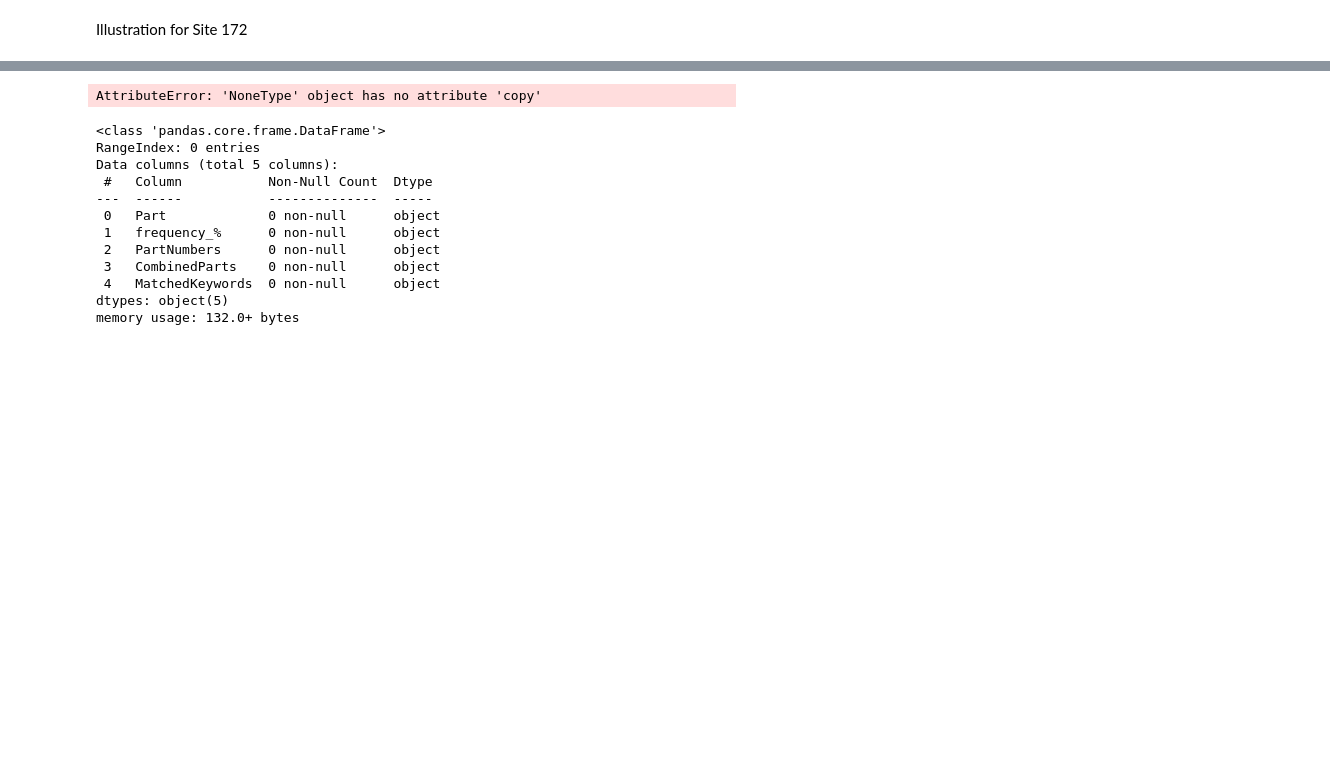
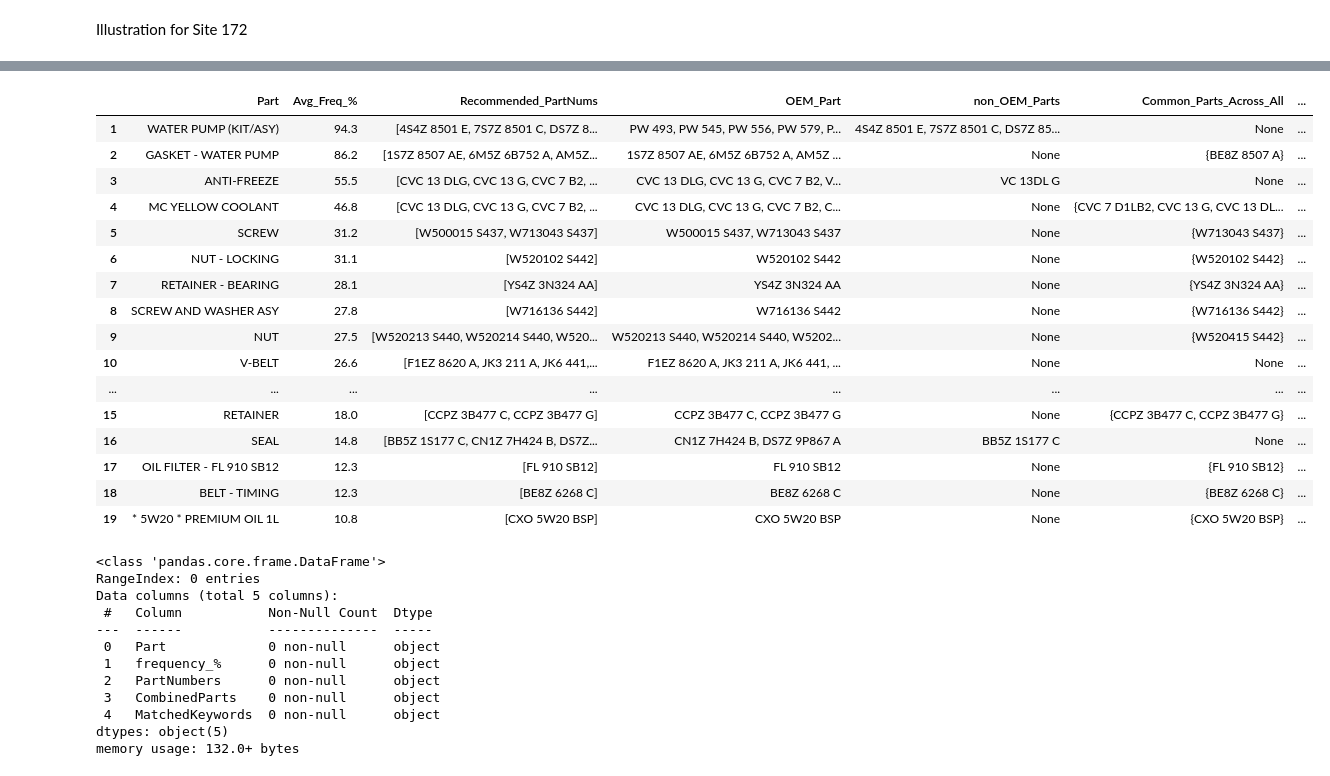
Before and after one commit to MeliPax/SPG, a Jupyter notebook: research/SPG_single_model_analysis.ipynb, the cells around one changed output, grey strips where cells are left out. Drawn from its saved outputs; the diff is of its cells as text; code cells hidden in the pictures; blank space fills up the shorter version.

Commit message:
Finished the split of of OEM and and NonOEM Reco parts

```diff
--- a/research/SPG_single_model_analysis.ipynb
+++ b/research/SPG_single_model_analysis.ipynb
@@ -864,7 +864,7 @@ def combine_parts_by_keyword_groups(
     final_df[freq_col] = final_df[freq_col].round(2)
     final_df = final_df.sort_values(by=freq_col, ascending=False, kind="mergesort").reset_index(drop=True)
 
-    display(final_df)
+    # display(final_df)
 
     return final_df
 # %% [markdown]
@@ -2232,17 +2130,32 @@ results168_water_pump = execute_model(request_tbl_df = request_tbl_168, search_k
 # %%
 
 data = {
     "130": results130_water_pump,
     "174": results172_water_pump,
     "114": results114_water_pump,
     "129": results129_water_pump,
     "168": results168_water_pump
 }
 
-
-compare_site_list_side_by_side(data)
+compare_recommended_partLists_side_by_side(data)
 # %% [output]
-AttributeError: 'NoneType' object has no attribute 'copy'
+|  | Part | Avg_Freq_% | Recommended_PartNums | OEM_Part | non_OEM_Parts | Common_Parts_Across_All | ... |
+| 1 | WATER PUMP (KIT/ASY) | 94.3 | [4S4Z 8501 E, 7S7Z 8501 C, DS7Z 8... | PW 493, PW 545, PW 556, PW 579, P... | 4S4Z 8501 E, 7S7Z 8501 C, DS7Z 85... | None | ... |
+| 2 | GASKET - WATER PUMP | 86.2 | [1S7Z 8507 AE, 6M5Z 6B752 A, AM5Z... | 1S7Z 8507 AE, 6M5Z 6B752 A, AM5Z ... | None | {BE8Z 8507 A} | ... |
+| 3 | ANTI-FREEZE | 55.5 | [CVC 13 DLG, CVC 13 G, CVC 7 B2, ... | CVC 13 DLG, CVC 13 G, CVC 7 B2, V... | VC 13DL G | None | ... |
+| 4 | MC YELLOW COOLANT | 46.8 | [CVC 13 DLG, CVC 13 G, CVC 7 B2, ... | CVC 13 DLG, CVC 13 G, CVC 7 B2, C... | None | {CVC 7 D1LB2, CVC 13 G, CVC 13 DL... | ... |
+| 5 | SCREW | 31.2 | [W500015 S437, W713043 S437] | W500015 S437, W713043 S437 | None | {W713043 S437} | ... |
+| 6 | NUT - LOCKING | 31.1 | [W520102 S442] | W520102 S442 | None | {W520102 S442} | ... |
+| 7 | RETAINER - BEARING | 28.1 | [YS4Z 3N324 AA] | YS4Z 3N324 AA | None | {YS4Z 3N324 AA} | ... |
+| 8 | SCREW AND WASHER ASY | 27.8 | [W716136 S442] | W716136 S442 | None | {W716136 S442} | ... |
+| 9 | NUT | 27.5 | [W520213 S440, W520214 S440, W520... | W520213 S440, W520214 S440, W5202... | None | {W520415 S442} | ... |
+| 10 | V-BELT | 26.6 | [F1EZ 8620 A, JK3 211 A, JK6 441,... | F1EZ 8620 A, JK3 211 A, JK6 441, ... | None | None | ... |
+| ... | ... | ... | ... | ... | ... | ... | ... |
+| 15 | RETAINER | 18.0 | [CCPZ 3B477 C, CCPZ 3B477 G] | CCPZ 3B477 C, CCPZ 3B477 G | None | {CCPZ 3B477 C, CCPZ 3B477 G} | ... |
+| 16 | SEAL | 14.8 | [BB5Z 1S177 C, CN1Z 7H424 B, DS7Z... | CN1Z 7H424 B, DS7Z 9P867 A | BB5Z 1S177 C | None | ... |
+| 17 | OIL FILTER - FL 910 SB12 | 12.3 | [FL 910 SB12] | FL 910 SB12 | None | {FL 910 SB12} | ... |
+| 18 | BELT - TIMING | 12.3 | [BE8Z 6268 C] | BE8Z 6268 C | None | {BE8Z 6268 C} | ... |
+| 19 | * 5W20 * PREMIUM OIL 1L | 10.8 | [CXO 5W20 BSP] | CXO 5W20 BSP | None | {CXO 5W20 BSP} | ... |
 # %%
 results168_water_pump.info()
 # %% [output]
```
Also changed, not shown: parts of 10 cells of this notebook.
